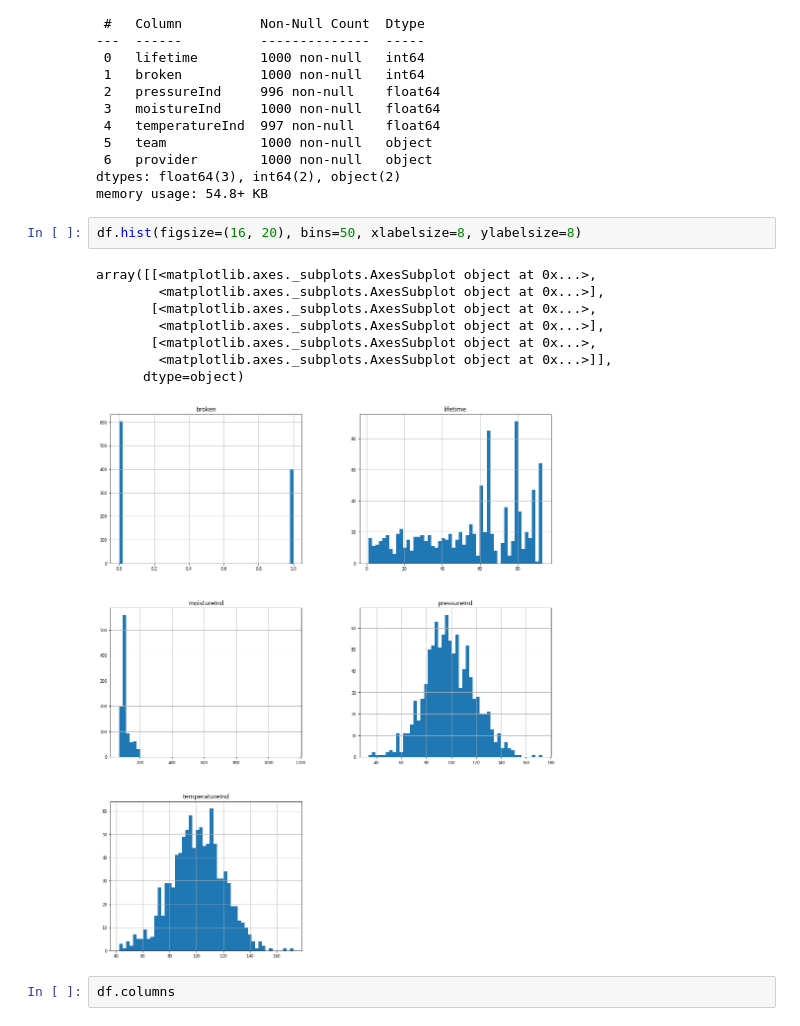
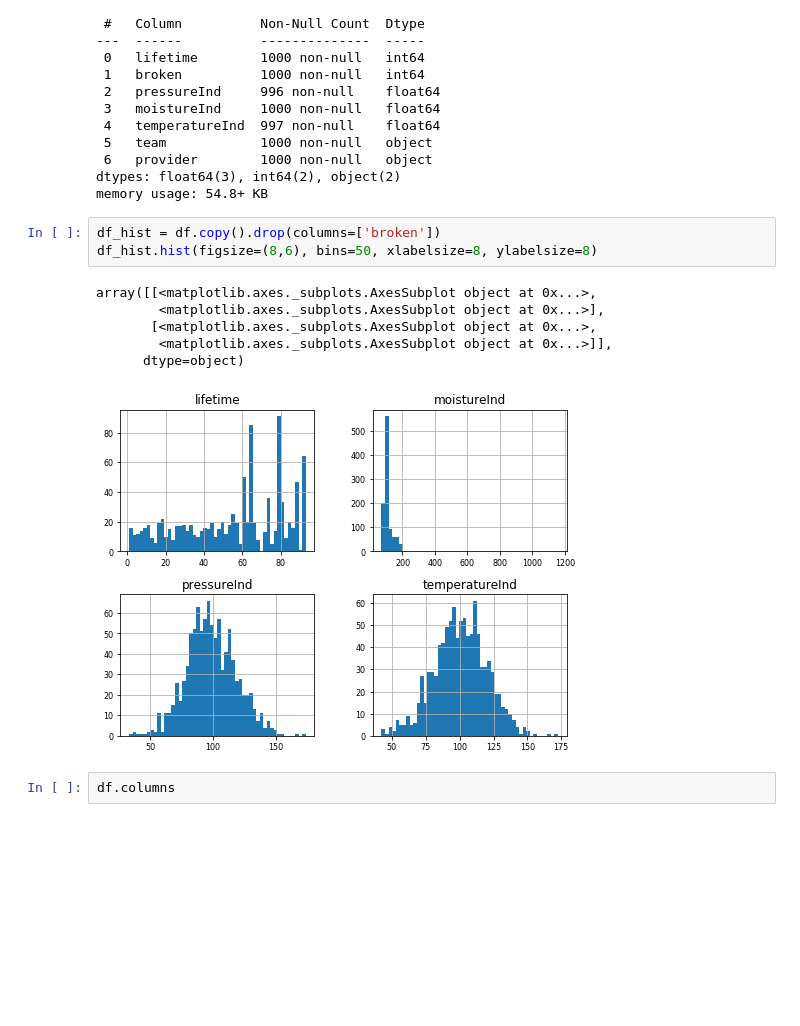
Before and after one commit to novitaguok/Data-Analytics-Project-BootUp, a Jupyter notebook: Novita -- Data Analytics Project Bootup.ai.ipynb, the cells around one changed output. Saved outputs shown, nothing was run; the diff lists cells and outputs as text; blank space fills up the shorter version.

```diff
--- a/Novita -- Data Analytics Project Bootup.ai.ipynb
+++ b/Novita -- Data Analytics Project Bootup.ai.ipynb
@@ -62,16 +62,15 @@ Data columns (total 7 columns):
 dtypes: float64(3), int64(2), object(2)
 memory usage: 54.8+ KB
 # %%
-df.hist(figsize=(16, 20), bins=50, xlabelsize=8, ylabelsize=8)
+df_hist = df.copy().drop(columns=['broken'])
+df_hist.hist(figsize=(8,6), bins=50, xlabelsize=8, ylabelsize=8)
 # %% [output]
 array([[<matplotlib.axes._subplots.AxesSubplot object at 0x...>,
-        <matplotlib.axes._subplots.AxesSubplot object at 0x...>],
-       [<matplotlib.axes._subplots.AxesSubplot object at 0x...>,
         <matplotlib.axes._subplots.AxesSubplot object at 0x...>],
        [<matplotlib.axes._subplots.AxesSubplot object at 0x...>,
         <matplotlib.axes._subplots.AxesSubplot object at 0x...>]],
       dtype=object)
-[figure, old version]
+[figure, new version]
 # %%
 df.columns
 # %% [output]
```
Also changed, not shown: parts of 40 cells of this notebook.
